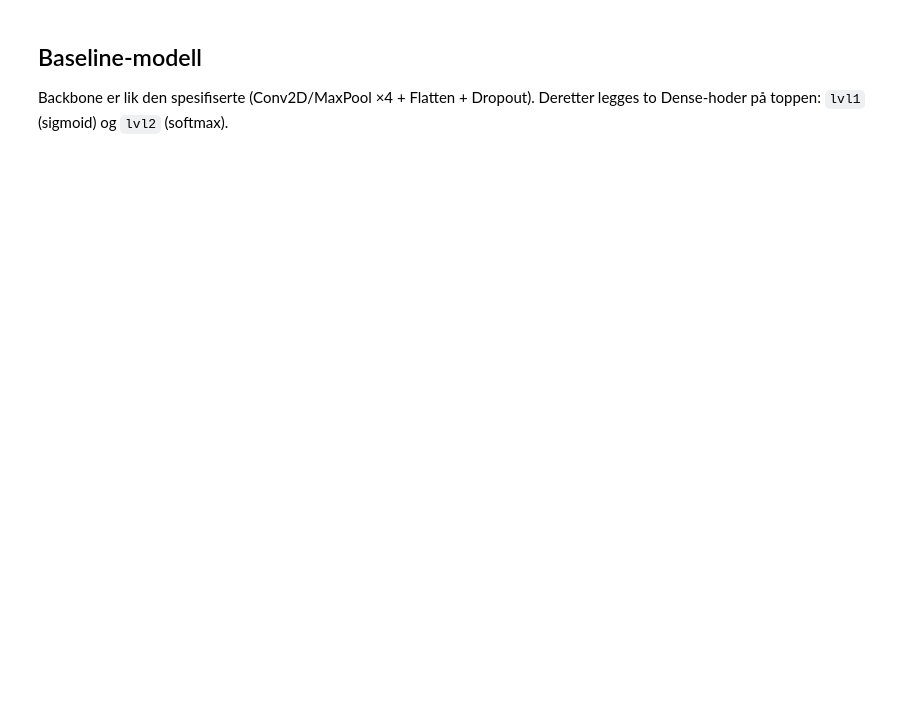
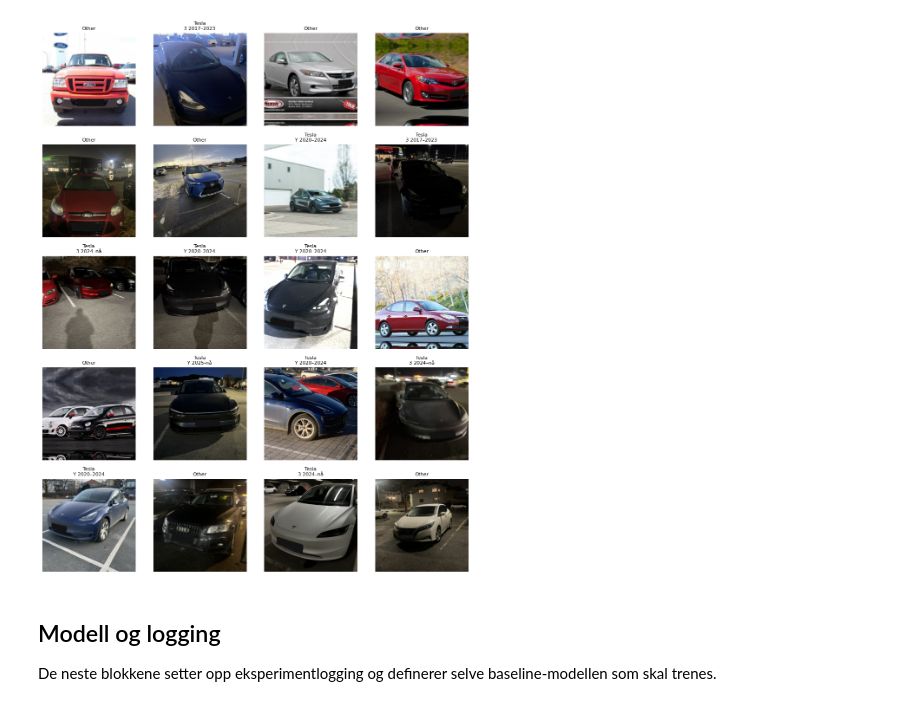
Before and after one commit to jkaste03/visual-vehicle-recognition-varying-lighting-conditions, a Jupyter notebook: notebooks/baseline_hierarchical_cnn.ipynb, the cells around one changed output. Drawn from its saved outputs; the diff is of its cells as text; code cells hidden in the pictures; blank space fills up the shorter version.

```diff
--- a/notebooks/baseline_hierarchical_cnn.ipynb
+++ b/notebooks/baseline_hierarchical_cnn.ipynb
@@ -354,0 +549,52 @@ sw lvl1: (16,) sw lvl2: (16,)
+# %%
+import matplotlib.pyplot as plt
+import numpy as np
+import tensorflow as tf
+
+def show_first_images(ds, n=20, rows=5, cols=4, figsize_scale=2.6, show_titles=True):
+    ds = ds.unbatch()
+    plt.figure(figsize=(cols*figsize_scale, rows*figsize_scale))
+
+    # Hvis du har disse fra før i notebooken:
+    # lvl1_map = {"Other": 0, "Tesla": 1}
+    # lvl2_classes = [...]
+    inv_lvl1 = {v: k for k, v in lvl1_map.items()}  # 0->Other, 1->Tesla
+
+    for i, elem in enumerate(ds.take(n)):
+        # elem kan være (img, y) eller (img, y, sw)
+        if isinstance(elem, tuple) and len(elem) == 3:
+            img, y, sw = elem
+        elif isinstance(elem, tuple) and len(elem) == 2:
+            img, y = elem
+            sw = None
+        else:
+            img = elem
+            y = None
+            sw = None
+
+        ax = plt.subplot(rows, cols, i + 1)
+
+        im = img.numpy()
+        if im.dtype != np.uint8:
+            im = np.clip(im, 0.0, 1.0)
+            im = (im * 255).astype(np.uint8)
+        ax.imshow(im)
+        ax.axis("off")
+
+        if show_titles and isinstance(y, dict):
+            y1 = int(y["lvl1"].numpy())
+            title = inv_lvl1.get(y1, str(y1))
+
+            # lvl2 kun meningsfull for Tesla (og maskeres for Other via sw["lvl2"]=0)
+            if y1 == 1:  # Tesla
+                y2 = int(y["lvl2"].numpy())
+                lvl2_name = lvl2_classes[y2] if 0 <= y2 < len(lvl2_classes) else str(y2)
+                title = f"{title}\n{lvl2_name}"
+
+            ax.set_title(title, fontsize=8)
+
+    plt.tight_layout()
+    plt.show()
+
+show_first_images(train_ds, n=20, rows=5, cols=4)
+# %% [output]
@@ -355,4 +602,5 @@ sw lvl1: (16,) sw lvl2: (16,)
+[figure, added]
 # %% [markdown]
-## Baseline-modell
+## Modell og logging
 
-Backbone er lik den spesifiserte (Conv2D/MaxPool ×4 + Flatten + Dropout). Deretter legges to Dense-hoder på toppen: `lvl1` (sigmoid) og `lvl2` (softmax).
+De neste blokkene setter opp eksperimentlogging og definerer selve baseline-modellen som skal trenes.
```
Also changed, not shown: parts of 45 cells of this notebook, 7 other files.
